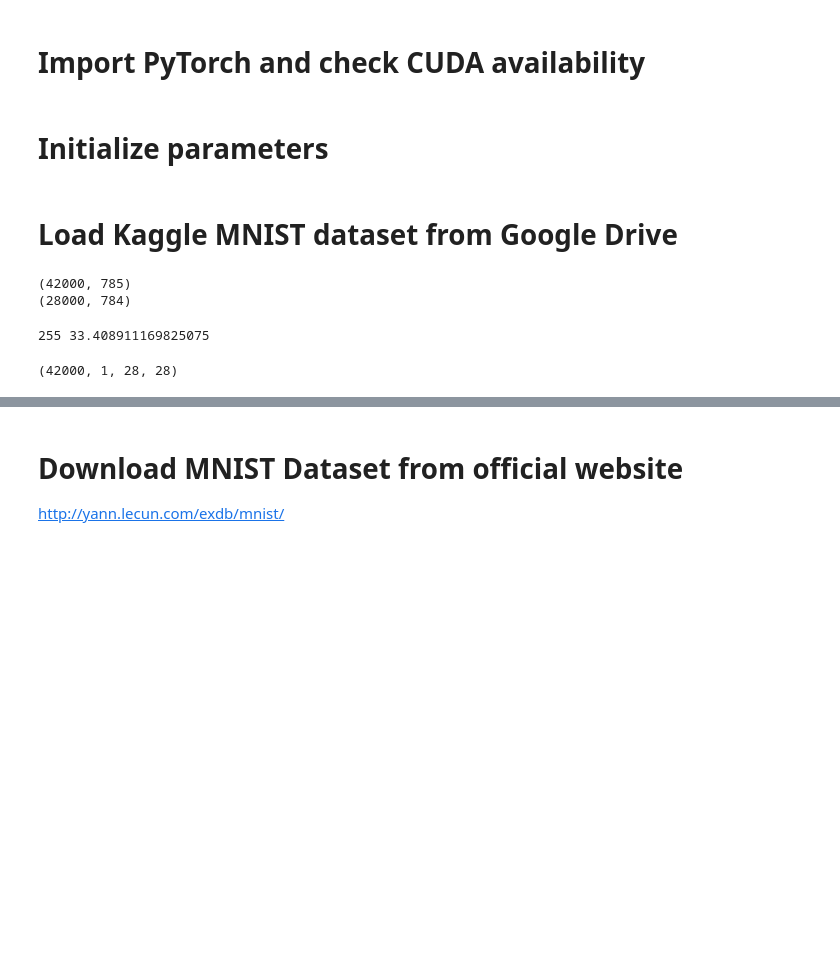
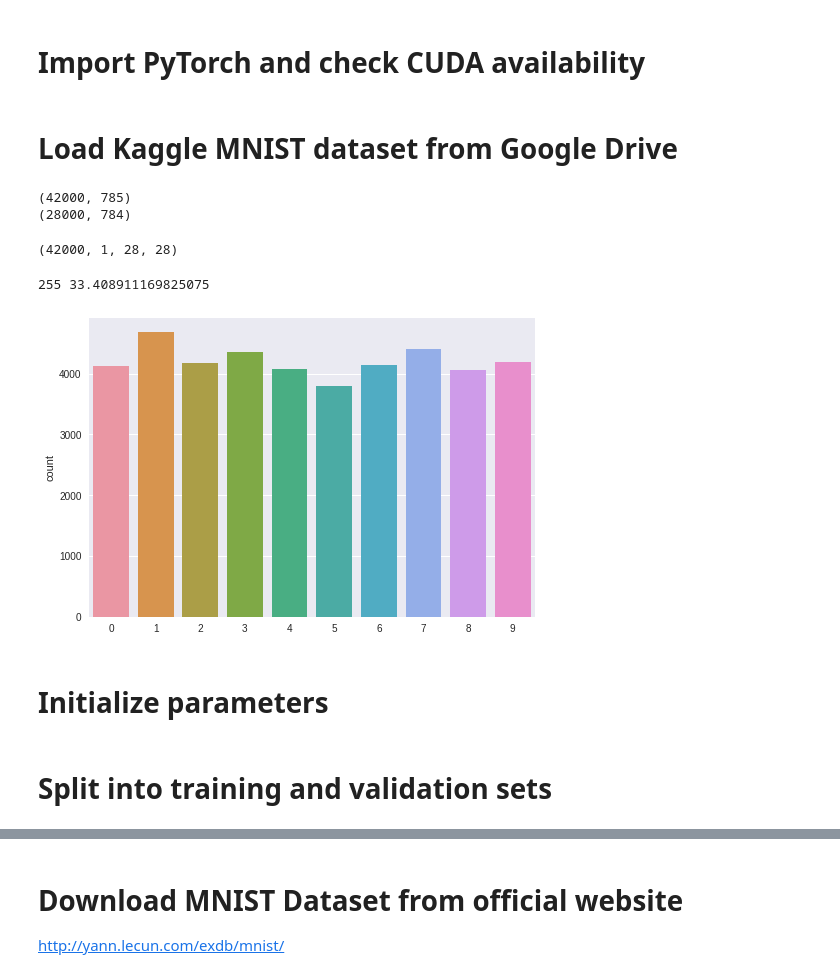
Before and after one commit to byebye/MNIST, a Jupyter notebook: MNIST.ipynb, the cells around one changed output, grey strips where cells are left out. Drawn from its saved outputs; the diff is of its cells as text; code cells hidden in the pictures; blank space fills up the shorter version.

```diff
--- a/MNIST.ipynb
+++ b/MNIST.ipynb
@@ -25,3 +36,5 @@ from torch.autograd import Variable
 use_cuda = True
 if use_cuda:
   assert(torch.cuda.is_available())
+# %% [markdown]
+# Load Kaggle MNIST dataset from Google Drive
@@ -28,3 +67,33 @@ if use_cuda:
+# %%
+print(kaggle_train_file.shape)
+print(kaggle_test_file.shape)
+# %% [output]
+(42000, 785)
+(28000, 784)
+# %%
+Y = kaggle_train_file["label"].values
+X = kaggle_train_file.drop(labels=["label"], axis=1).values
+# Conv2d expects data of shape (N, C, H, W) where N is batch size,
+# C is channels, H is height, W is width
+X = X.reshape(-1, 1, 28, 28)
+del kaggle_train_file
+
+print(X.shape)
+# %% [output]
+(42000, 1, 28, 28)
+# %%
+import seaborn as sns
+import numpy as np
+from matplotlib import pyplot as plt
+import itertools
+
+print(np.max(X), np.mean(X))
+#g = sns.countplot(X.flatten())
+h = sns.countplot(Y)
+# np.histogram(X, bins=np.array(range(256)))
+# %% [output]
+255 33.408911169825075
+[figure, added]
 # %% [markdown]
 # Initialize parameters
 # %%
@@ -35,5 +104,3 @@ train_size = 38000
 validation_size = 4000
 batch_size    = 64    # The size of input data took for one iteration
 learning_rate = 1e-3  # The speed of convergence
-# %% [markdown]
-# Load Kaggle MNIST dataset from Google Drive
@@ -70,6 +106,0 @@ kaggle_test_file = pd.read_csv('test.csv', dtype='uint8')
-# %%
-print(kaggle_train_file.shape)
-print(kaggle_test_file.shape)
-# %% [output]
-(42000, 785)
-(28000, 784)
@@ -81,21 +107,9 @@ del kaggle_train_file
-# %%
-import seaborn as sns
-import numpy as np
-
-print(np.max(X),np.mean(X))
-#g = sns.countplot(X.flatten())
-#h = sns.countplot(Y)
-# np.histogram(X, bins=np.array(range(256)))
-# %% [output]
-255 33.408911169825075
+# %% [markdown]
+# Split into training and validation sets
 # %%
-#X = X.reshape(-1, 1, 28, 28)
-print(X.shape)
+from sklearn.model_selection import train_test_split
 
-from sklearn.model_selection import train_test_split
 X_train, X_validation, Y_train, Y_validation = train_test_split(X, Y,
                                                     train_size=train_size,
                                                     test_size=validation_size,
                                                     stratify=Y)
-# %% [output]
-(42000, 1, 28, 28)
```
Also changed, not shown: parts of 23 cells of this notebook.
